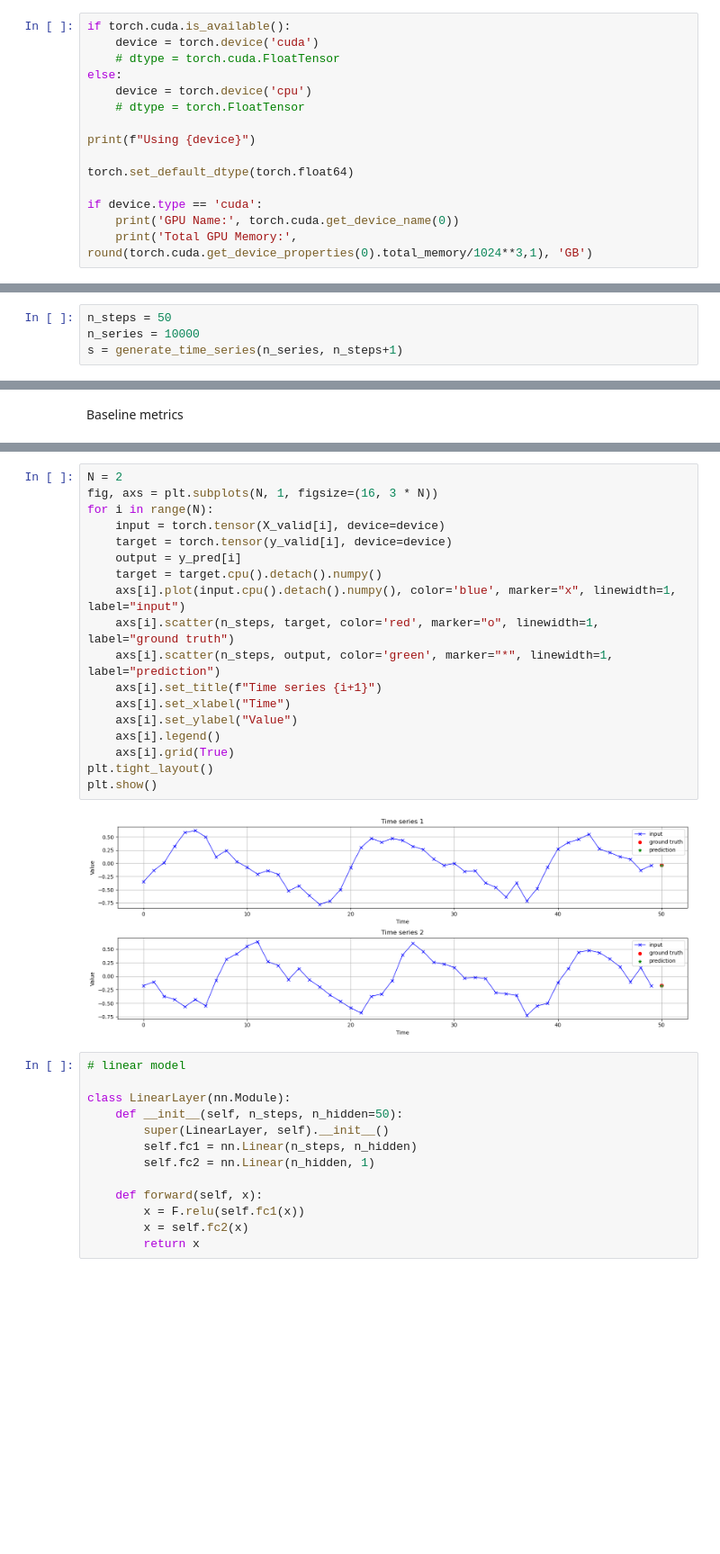
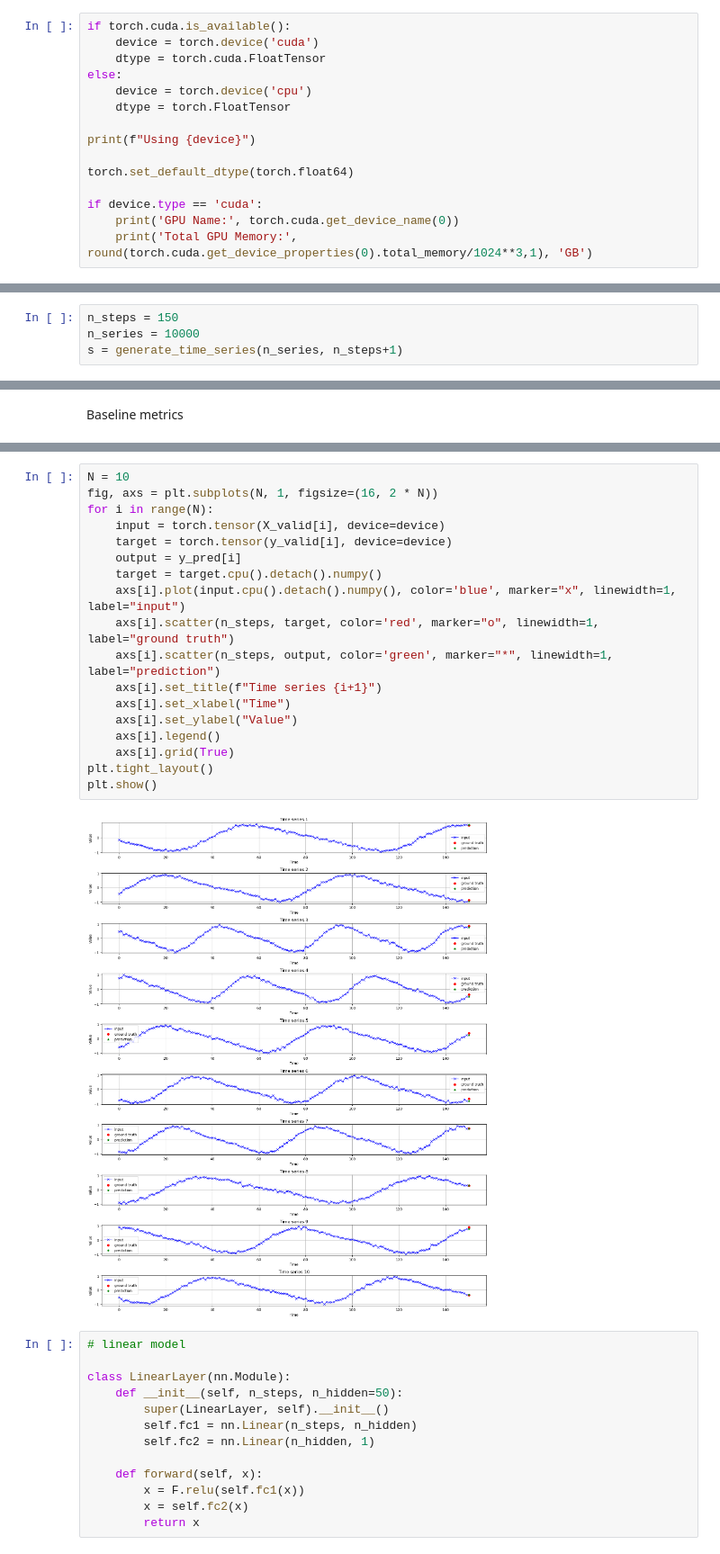
Before and after one commit to BenjaminDeporte/MVA_Stage, a Jupyter notebook: notebooks/Torch_RNN_XPs.ipynb, the cells around one changed output, grey strips where cells are left out. Shown at 90% size. Drawn from its saved outputs; the diff is of its cells as text; blank space fills up the shorter version.

```diff
--- a/notebooks/Torch_RNN_XPs.ipynb
+++ b/notebooks/Torch_RNN_XPs.ipynb
@@ -26,10 +26,10 @@ seed_everything(42)
 # %%
 if torch.cuda.is_available():
     device = torch.device('cuda')
-    # dtype = torch.cuda.FloatTensor
+    dtype = torch.cuda.FloatTensor
 else:
     device = torch.device('cpu')
-    # dtype = torch.FloatTensor
+    dtype = torch.FloatTensor
 
 print(f"Using {device}")
 
@@ -62,7 +62,7 @@ def generate_time_series(batch_size, n_steps, noise=0.05):
 
     return series
 # %%
-n_steps = 50
+n_steps = 150
 n_series = 10000
 s = generate_time_series(n_series, n_steps+1)
 # %%
@@ -117,23 +117,23 @@ print(f"{np.mean(np.sqrt((y_valid - y_pred) ** 2)):.4f} RMSE")
 # %%
-N = 2
-fig, axs = plt.subplots(N, 1, figsize=(16, 3 * N))
+N = 10
+fig, axs = plt.subplots(N, 1, figsize=(16, 2 * N))
 for i in range(N):
     input = torch.tensor(X_valid[i], device=device)
     target = torch.tensor(y_valid[i], device=device)
     output = y_pred[i]
     target = target.cpu().detach().numpy()
     axs[i].plot(input.cpu().detach().numpy(), color='blue', marker="x", linewidth=1, label="input")
     axs[i].scatter(n_steps, target, color='red', marker="o", linewidth=1, label="ground truth")
     axs[i].scatter(n_steps, output, color='green', marker="*", linewidth=1, label="prediction")
     axs[i].set_title(f"Time series {i+1}")
     axs[i].set_xlabel("Time")
     axs[i].set_ylabel("Value")
     axs[i].legend()
     axs[i].grid(True)
 plt.tight_layout()
 plt.show()
 # %% [output]
-[figure, old version]
+[figure, new version]
 # %%
 # linear model
 
```
Also changed, not shown: parts of 15 cells of this notebook, 1 other file.
